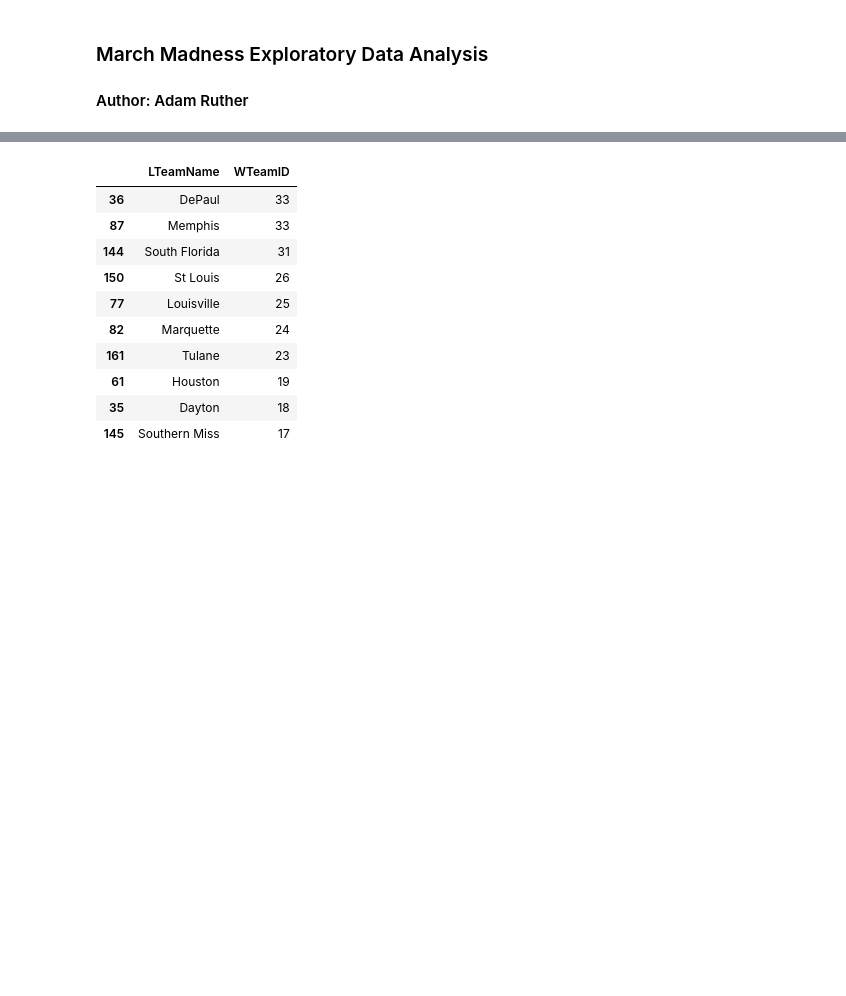
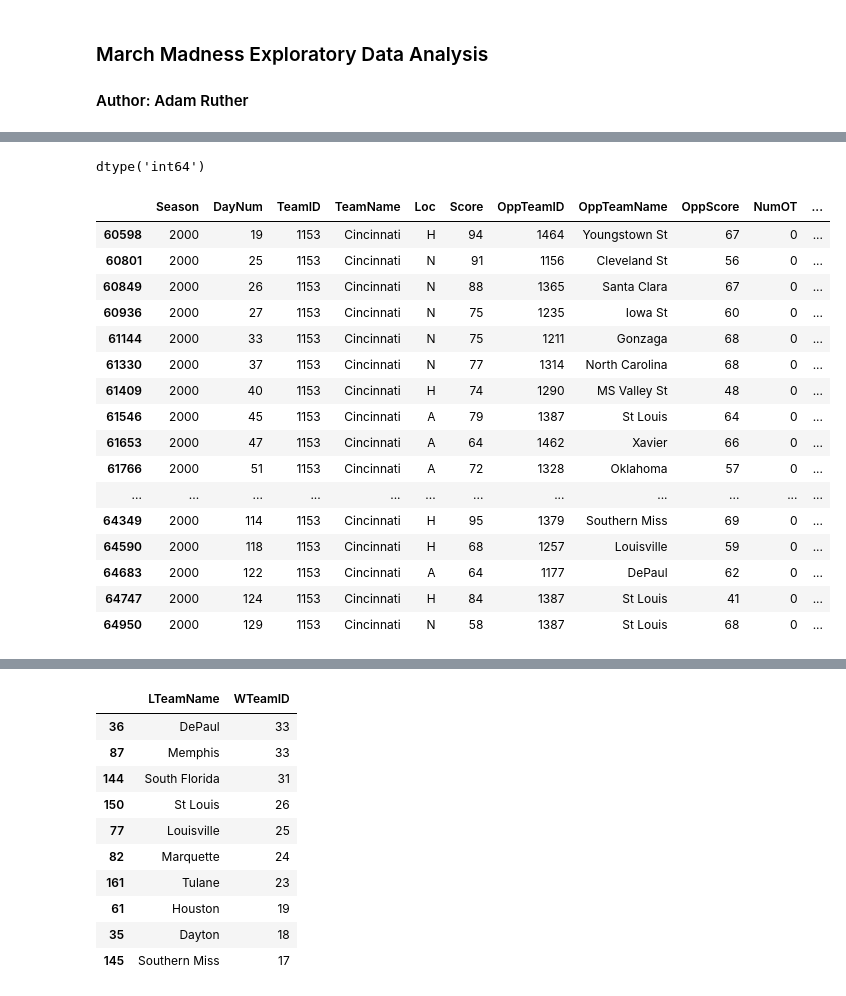
Before and after one commit to aruther11/march_madness_comp, a Jupyter notebook: exploration/eda_compact.ipynb, the cells around one changed output, grey strips where cells are left out. Saved outputs shown, nothing was run; the diff lists cells and outputs as text; code cells hidden in the pictures; blank space fills up the shorter version.

```diff
--- a/exploration/eda.ipynb
+++ b/exploration/eda_compact.ipynb
@@ -37,4 +54,28 @@ results_by_team_loss_df['Result'] = 'L'
 results_by_team_loss_df['Loc'] = results_by_team_loss_df.apply(new_loc, axis=1)
 # %%
 results_by_team_df = pd.concat([results_by_team_win_df,results_by_team_loss_df])
+# %%
+results_by_team_df.Season.dtype
+# %% [output]
+dtype('int64')
+# %%
+results_by_team_df[((results_by_team_df['Season'] == 2000) & (results_by_team_df['TeamName'] == 'Cincinnati'))].sort_values(by = 'DayNum',ascending = True)
+# %% [output]
+|  | Season | DayNum | TeamID | TeamName | Loc | Score | OppTeamID | OppTeamName | OppScore | NumOT | ... |
+| 60598 | 2000 | 19 | 1153 | Cincinnati | H | 94 | 1464 | Youngstown St | 67 | 0 | ... |
+| 60801 | 2000 | 25 | 1153 | Cincinnati | N | 91 | 1156 | Cleveland St | 56 | 0 | ... |
+| 60849 | 2000 | 26 | 1153 | Cincinnati | N | 88 | 1365 | Santa Clara | 67 | 0 | ... |
+| 60936 | 2000 | 27 | 1153 | Cincinnati | N | 75 | 1235 | Iowa St | 60 | 0 | ... |
+| 61144 | 2000 | 33 | 1153 | Cincinnati | N | 75 | 1211 | Gonzaga | 68 | 0 | ... |
+| 61330 | 2000 | 37 | 1153 | Cincinnati | N | 77 | 1314 | North Carolina | 68 | 0 | ... |
+| 61409 | 2000 | 40 | 1153 | Cincinnati | H | 74 | 1290 | MS Valley St | 48 | 0 | ... |
+| 61546 | 2000 | 45 | 1153 | Cincinnati | A | 79 | 1387 | St Louis | 64 | 0 | ... |
+| 61653 | 2000 | 47 | 1153 | Cincinnati | A | 64 | 1462 | Xavier | 66 | 0 | ... |
+| 61766 | 2000 | 51 | 1153 | Cincinnati | A | 72 | 1328 | Oklahoma | 57 | 0 | ... |
+| ... | ... | ... | ... | ... | ... | ... | ... | ... | ... | ... | ... |
+| 64349 | 2000 | 114 | 1153 | Cincinnati | H | 95 | 1379 | Southern Miss | 69 | 0 | ... |
+| 64590 | 2000 | 118 | 1153 | Cincinnati | H | 68 | 1257 | Louisville | 59 | 0 | ... |
+| 64683 | 2000 | 122 | 1153 | Cincinnati | A | 64 | 1177 | DePaul | 62 | 0 | ... |
+| 64747 | 2000 | 124 | 1153 | Cincinnati | H | 84 | 1387 | St Louis | 41 | 0 | ... |
+| 64950 | 2000 | 129 | 1153 | Cincinnati | N | 58 | 1387 | St Louis | 68 | 0 | ... |
 # %%
```
Also changed, not shown: parts of 3 cells of this notebook, 1 other file.
